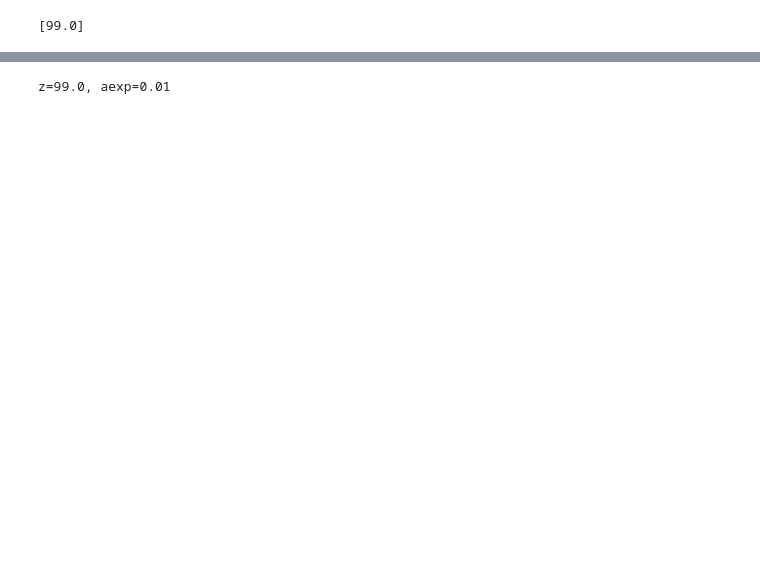
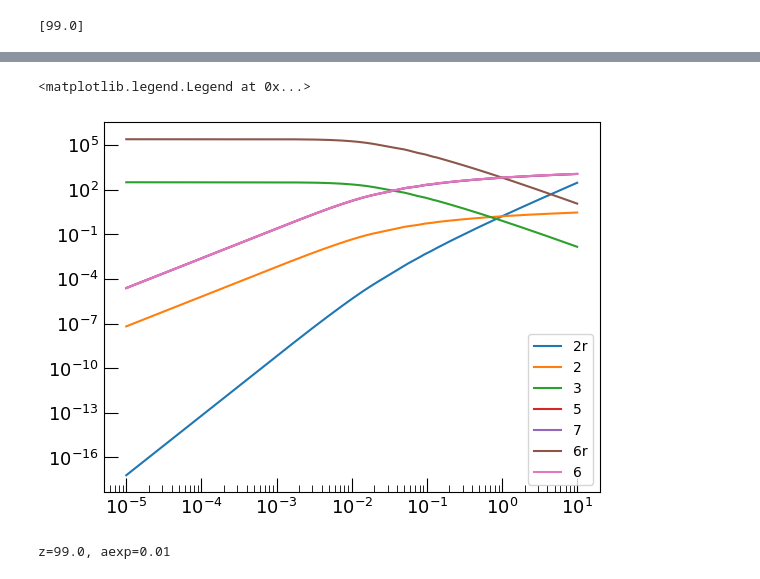
Before and after one commit to ohahn/DISCO-EB, a Jupyter notebook: notebooks/paper_scripts/nb_discoeb_class_comparison.ipynb, the cells around one changed output, grey strips where cells are left out. Cells and saved outputs as stored; diff of their text form; code cells hidden in the pictures; blank space fills up the shorter version.

```diff
--- a/notebooks/paper_scripts/nb_discoeb_class_comparison.ipynb
+++ b/notebooks/paper_scripts/nb_discoeb_class_comparison.ipynb
@@ -246,16 +276,19 @@ Pknu = fac *(kmodes/k_p)**(n_s - 1) * kmodes**(-3) * y[:,iout,16]**2
 Pkm = fac *(kmodes/k_p)**(n_s - 1) * kmodes**(-3) * y[:,iout,4]**2
 Pkbc = fac *(kmodes/k_p)**(n_s - 1) * kmodes**(-3) * y[:,iout,6]**2
 # %%
-# fig, ax = plt.subplots()
-# # SHOW THE WEIGHTING APPLIED TO TERMS IN THE DIFFRAX ERROR CONTROL
-# ax.loglog( kmodes, jnp.abs(y[:,-1,2]*kmodes**2), label=f'2r')
-# ax.loglog( kmodes, jnp.abs(y[:,-1,2]), label=f'2')
-# ax.loglog( kmodes, jnp.abs(y[:,-1,3]), label=f'3')
-# ax.loglog( kmodes, jnp.abs(y[:,-1,5]), label=f'5')
-# ax.loglog( kmodes, jnp.abs(y[:,-1,7]), label=f'7')
-# ax.loglog( kmodes, jnp.abs(y[:,-1,6]/kmodes**2), label=f'6r')
-# ax.loglog( kmodes, jnp.abs(y[:,-1,6]), label=f'6')
-# ax.legend()
+fig, ax = plt.subplots()
+# SHOW THE WEIGHTING APPLIED TO TERMS IN THE DIFFRAX ERROR CONTROL
+ax.loglog( kmodes, jnp.abs(y[:,-1,2]*kmodes**2), label=f'2r')
+ax.loglog( kmodes, jnp.abs(y[:,-1,2]), label=f'2')
+ax.loglog( kmodes, jnp.abs(y[:,-1,3]), label=f'3')
+ax.loglog( kmodes, jnp.abs(y[:,-1,5]), label=f'5')
+ax.loglog( kmodes, jnp.abs(y[:,-1,7]), label=f'7')
+ax.loglog( kmodes, jnp.abs(y[:,-1,6]/kmodes**2), label=f'6r')
+ax.loglog( kmodes, jnp.abs(y[:,-1,6]), label=f'6')
+ax.legend()
+# %% [output]
+<matplotlib.legend.Legend at 0x...>
+[figure, added]
 # %%
 #zout = jnp.maximum(1/y[0,iout,0]-1,0.0)
 zout = 1/aexp-1
```
Also changed, not shown: parts of 19 cells of this notebook, 9 other files.
